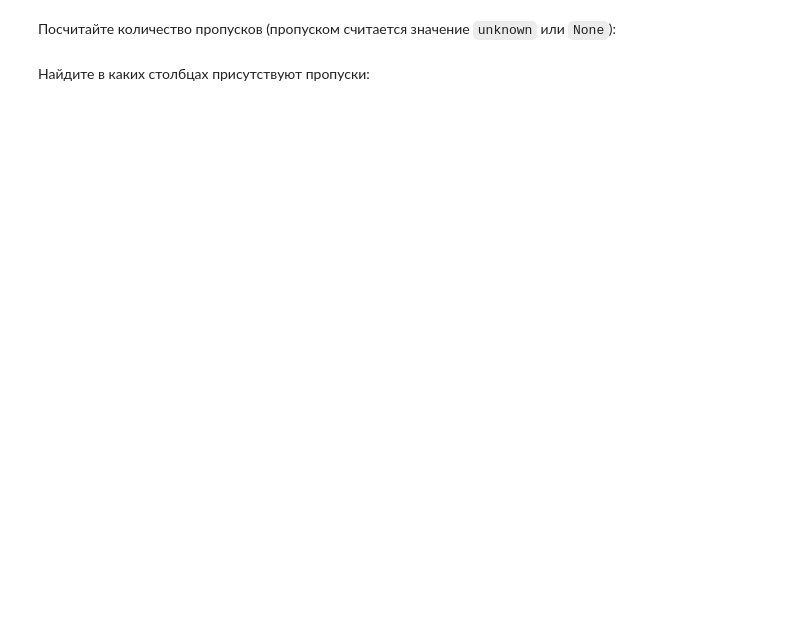
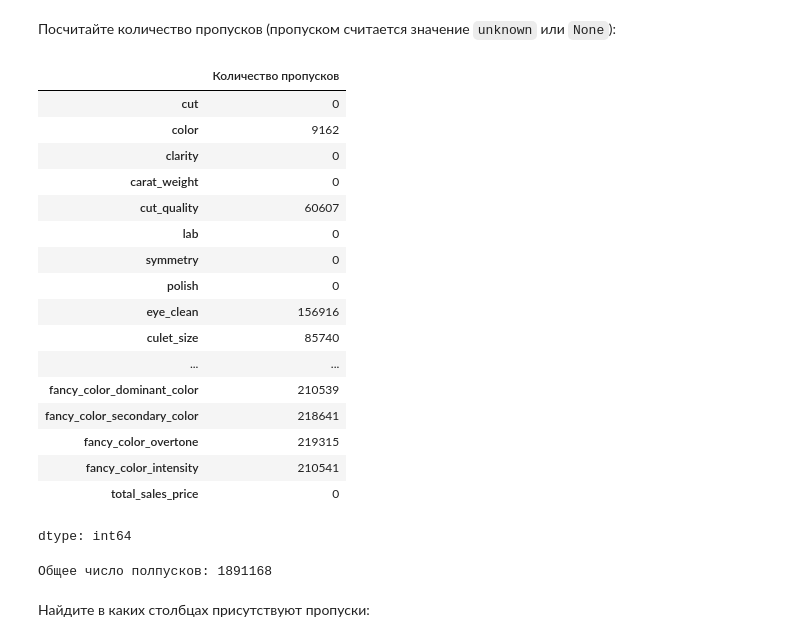
Before and after one commit to aleks-haksly/Postypashka, a Jupyter notebook: DA/01 HW/HW_1.ipynb, the cells around one changed output. Cells and saved outputs as stored; diff of their text form; code cells hidden in the pictures; blank space fills up the shorter version.

```diff
--- a/DA/01 HW/HW_1.ipynb
+++ b/DA/01 HW/HW_1.ipynb
@@ -452,5 +448,31 @@ for idx in diamonds.loc[diamonds['total_sales_price'] == diamonds['total_sales_p
     22  -  200
 # %% [markdown]
 Посчитайте количество пропусков (пропуском считается значение `unknown` или `None`):
+# %%
+diamonds.replace('unknown', np.nan, inplace=True)
+diamonds.isna().sum().rename('Количество пропусков')
+# %% [output]
+|  | Количество пропусков |
+| cut | 0 |
+| color | 9162 |
+| clarity | 0 |
+| carat_weight | 0 |
+| cut_quality | 60607 |
+| lab | 0 |
+| symmetry | 0 |
+| polish | 0 |
+| eye_clean | 156916 |
+| culet_size | 85740 |
+| ... | ... |
+| fancy_color_dominant_color | 210539 |
+| fancy_color_secondary_color | 218641 |
+| fancy_color_overtone | 219315 |
+| fancy_color_intensity | 210541 |
+| total_sales_price | 0 |
+dtype: int64
+# %%
+print(f'Общее число полпусков: {diamonds.isna().sum().sum()}')
+# %% [output]
+Общее число полпусков: 1891168
 # %% [markdown]
 Найдите в каких столбцах присутствуют пропуски:
```
Also changed, not shown: parts of 7 cells of this notebook.
